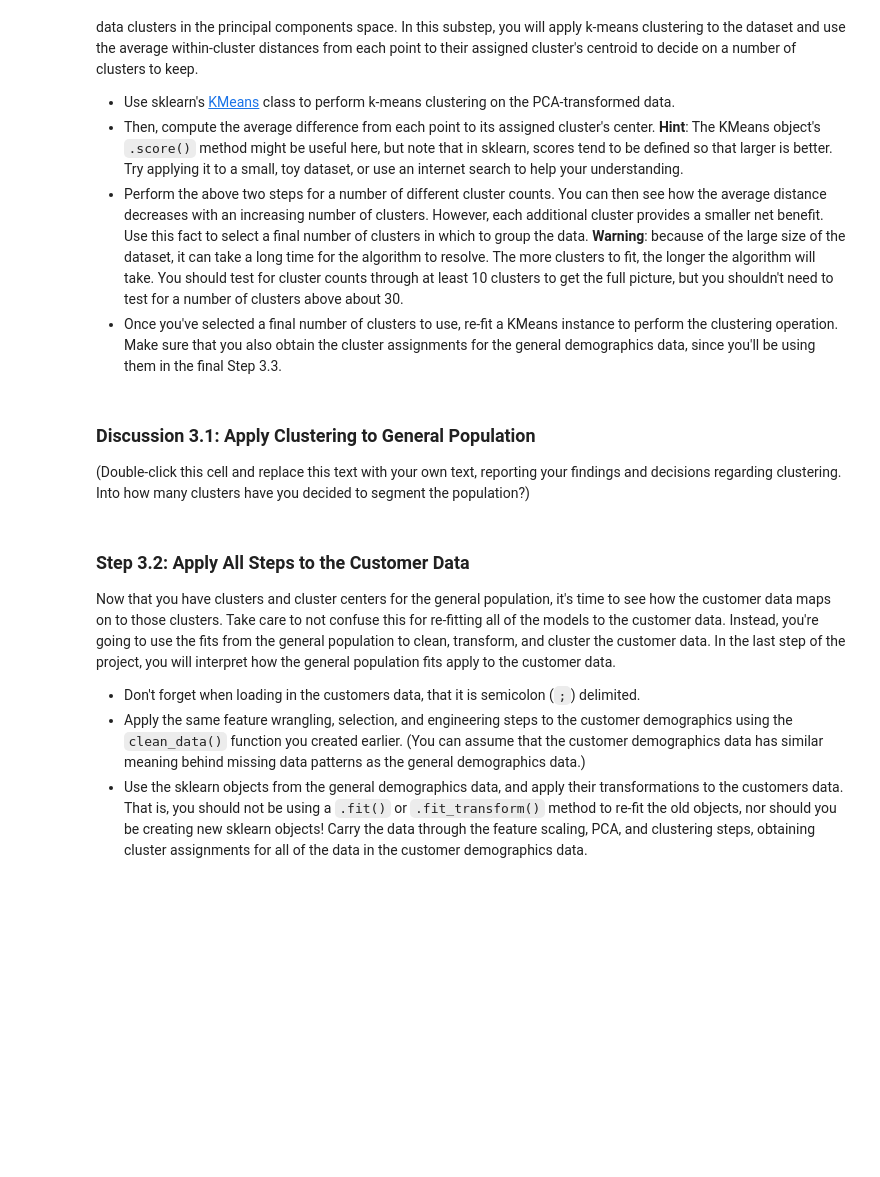
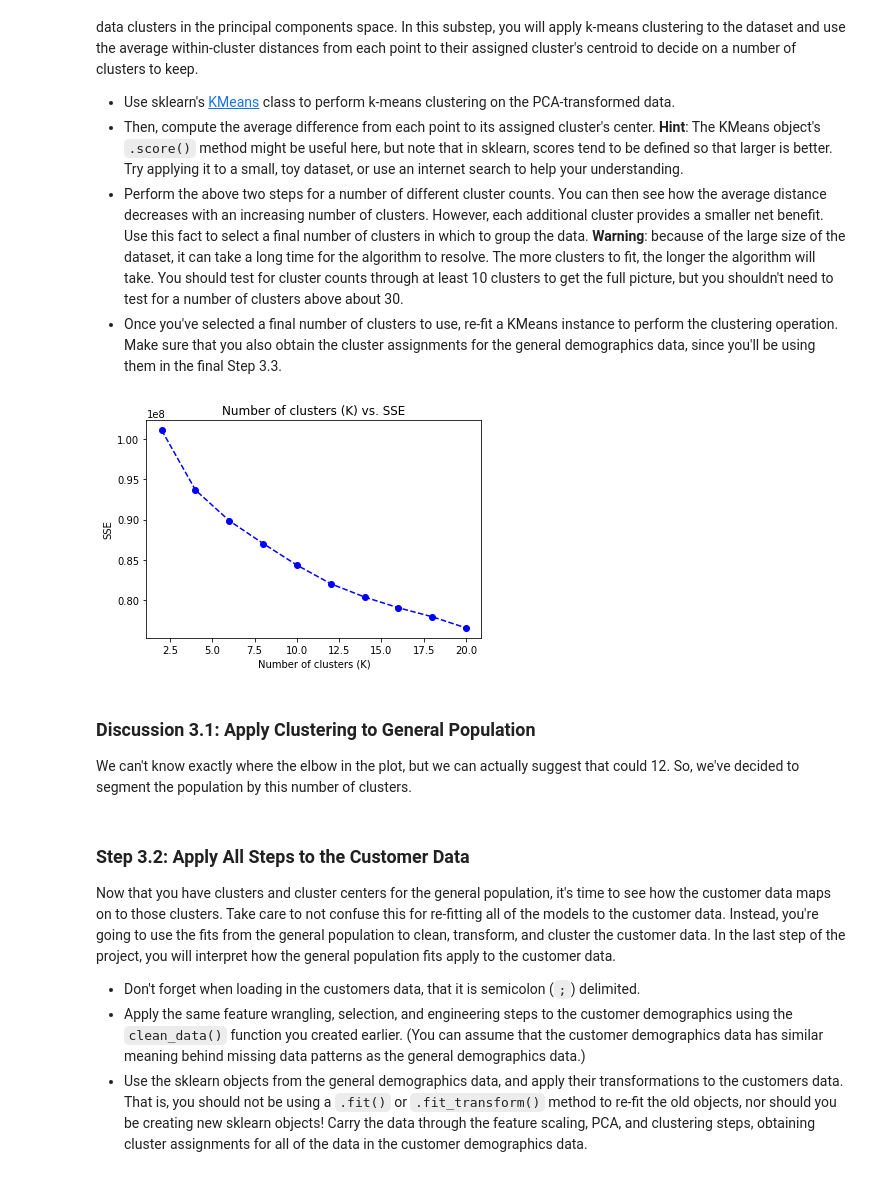
Before and after one commit to Faisal-AlDhuwayhi/Identify-Customer-Segments, a Jupyter notebook: Identify_Customer_Segments.ipynb, the cells around one changed output. Drawn from its saved outputs; the diff is of its cells as text; code cells hidden in the pictures; blank space fills up the shorter version.

Commit message:
Finish Step 3: Clustering

```diff
--- a/Identify_Customer_Segments.ipynb
+++ b/Identify_Customer_Segments.ipynb
@@ -188,7 +188,6 @@ dtype: int64
 azdias.drop(high_null_cols.index, axis=1, inplace=True)
 # %%
 # Remove the outlier columns from feat_info dataset for easier manipulation later
-attribute_drop = feat_info[feat_info.attribute.isin(high_null_cols.index)]
-feat_info.drop(attribute_drop.index, inplace=True)
+feat_info_cleaned = feat_info[~feat_info.attribute.isin(high_null_cols.index)]
 # %% [markdown]
 #### Discussion 1.1.2: Assess Missing Data in Each Column
@@ -288,7 +283,7 @@ For categorical data, you would ordinarily need to encode the levels as dummy va
 - There is one binary variable that takes on non-numeric values. For this one, you need to re-encode the values as numbers or create a dummy variable.
 - For multi-level categoricals (three or more values), you can choose to encode the values using multiple dummy variables (e.g. via [OneHotEncoder](http://scikit-learn.org/stable/modules/generated/sklearn.preprocessing.OneHotEncoder.html)), or (to keep things straightforward) just drop them from the analysis. As always, document your choices in the Discussion section.
 # %%
-cat_features = feat_info[feat_info.type == 'categorical'].attribute
+cat_features = feat_info_cleaned[feat_info_cleaned.type == 'categorical'].attribute
 cat_level = subset_below_threshold[cat_features].nunique()
 # %%
 # Assess categorical variables: which are binary, which are multi-level, and
@@ -811,14 +800,28 @@ You've assessed and cleaned the demographics data, then scaled and transformed t
 - Perform the above two steps for a number of different cluster counts. You can then see how the average distance decreases with an increasing number of clusters. However, each additional cluster provides a smaller net benefit. Use this fact to select a final number of clusters in which to group the data. **Warning**: because of the large size of the dataset, it can take a long time for the algorithm to resolve. The more clusters to fit, the longer the algorithm will take. You should test for cluster counts through at least 10 clusters to get the full picture, but you shouldn't need to test for a number of clusters above about 30.
 - Once you've selected a final number of clusters to use, re-fit a KMeans instance to perform the clustering operation. Make sure that you also obtain the cluster assignments for the general demographics data, since you'll be using them in the final Step 3.3.
 # %%
+from sklearn.cluster import KMeans
+
+scores = []
+centers = list(range(2, 21, 2))
+
 # Over a number of different cluster counts...
-
+for center in centers:
 
     # run k-means clustering on the data and...
-
-
+    kmeans = KMeans(n_clusters=center)
+    kmeans.fit(data_pca)
     # compute the average within-cluster distances.
+    score = np.abs(kmeans.score(data_pca))
+    scores.append(score)
 # %%
 # Investigate the change in within-cluster distance across number of clusters.
 # HINT: Use matplotlib's plot function to visualize this relationship.
+
+plt.plot(centers, scores, linestyle='--', marker='o', color='b');
+plt.xlabel('Number of clusters (K)')
+plt.ylabel('SSE')
+plt.title("Number of clusters (K) vs. SSE");
+# %% [output]
+[figure, added]
 # %%
@@ -827,7 +834,7 @@ You've assessed and cleaned the demographics data, then scaled and transformed t
-# %% [markdown]
-### Discussion 3.1: Apply Clustering to General Population
-
-(Double-click this cell and replace this text with your own text, reporting your findings and decisions regarding clustering. Into how many clusters have you decided to segment the population?)
+# %% [markdown]
+### Discussion 3.1: Apply Clustering to General Population
+
+We can't know exactly where the elbow in the plot, but we can actually suggest that could 12. So, we've decided to segment the population by this number of clusters.
 # %% [markdown]
 ### Step 3.2: Apply All Steps to the Customer Data
 
```
Also changed, not shown: parts of 25 cells of this notebook.
